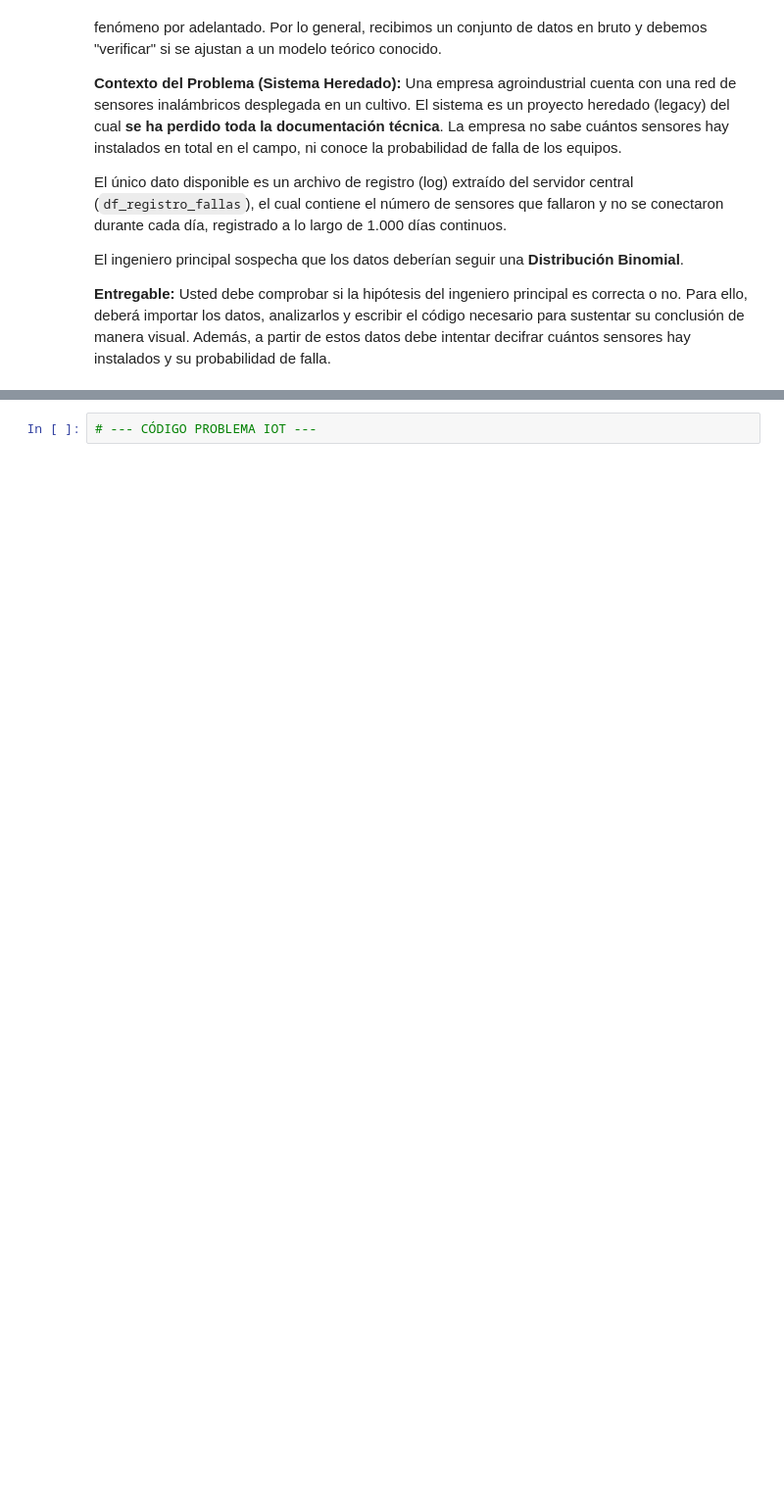
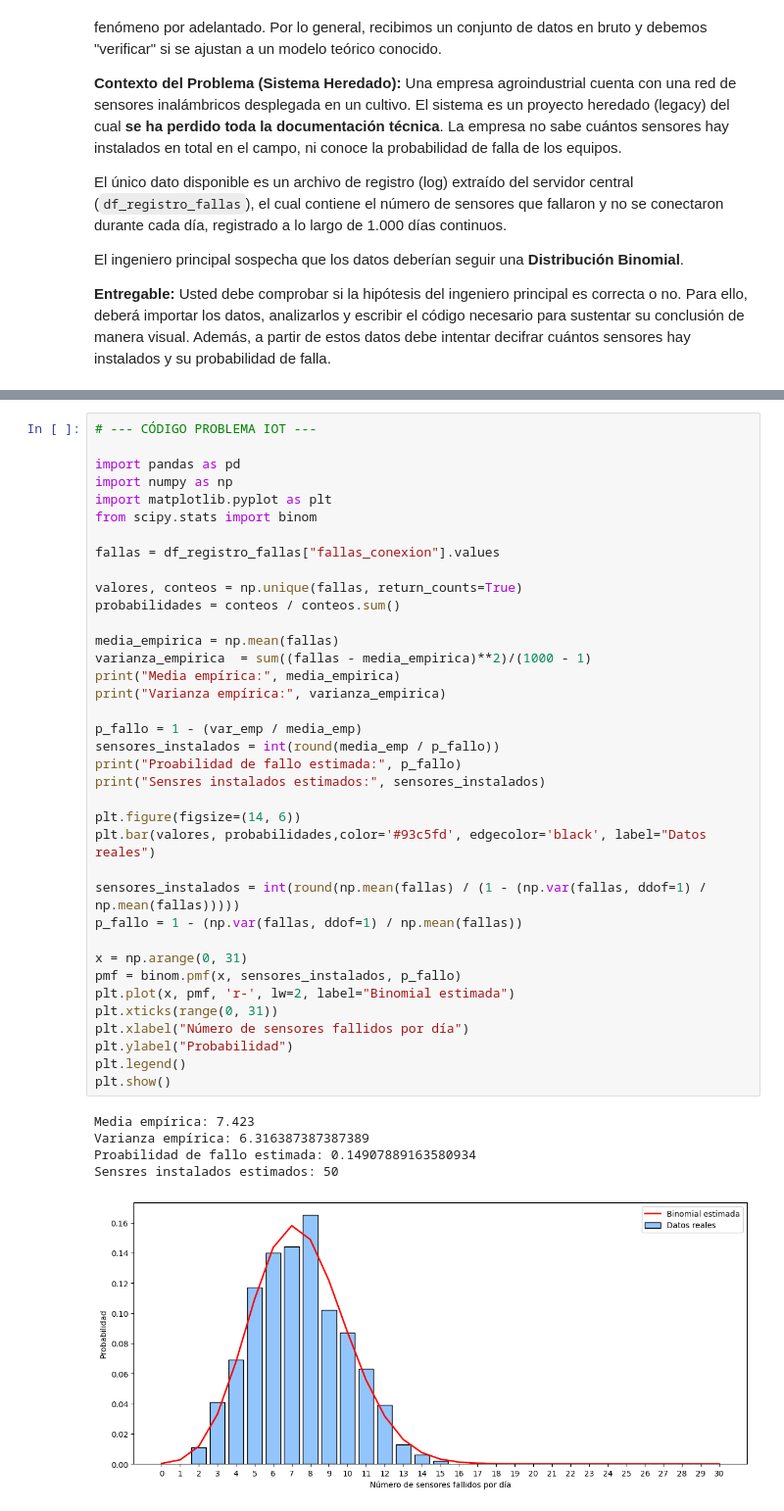
Before and after one commit to Samu24042/CienciaDeDatos, a Jupyter notebook: icd_taller2_variables_aleatorias.ipynb, the cells around one changed output, grey strips where cells are left out. Shown at 98% size. Drawn from its saved outputs; the diff is of its cells as text; blank space fills up the shorter version.

```diff
--- a/icd_taller2_variables_aleatorias.ipynb
+++ b/icd_taller2_variables_aleatorias.ipynb
@@ -428,2 +481,43 @@ display(df_registro_fallas)
-# %%
-# --- CÓDIGO PROBLEMA IOT ---
+# %%
+# --- CÓDIGO PROBLEMA IOT ---
+
+import pandas as pd
+import numpy as np
+import matplotlib.pyplot as plt
+from scipy.stats import binom
+
+fallas = df_registro_fallas["fallas_conexion"].values
+
+valores, conteos = np.unique(fallas, return_counts=True)
+probabilidades = conteos / conteos.sum()
+
+media_empirica = np.mean(fallas)
+varianza_empirica  = sum((fallas - media_empirica)**2)/(1000 - 1)
+print("Media empírica:", media_empirica)
+print("Varianza empírica:", varianza_empirica)
+
+p_fallo = 1 - (var_emp / media_emp)
+sensores_instalados = int(round(media_emp / p_fallo))
+print("Proabilidad de fallo estimada:", p_fallo)
+print("Sensres instalados estimados:", sensores_instalados)
+
+plt.figure(figsize=(14, 6))
+plt.bar(valores, probabilidades,color='#93c5fd', edgecolor='black', label="Datos reales")
+
+sensores_instalados = int(round(np.mean(fallas) / (1 - (np.var(fallas, ddof=1) / np.mean(fallas)))))
+p_fallo = 1 - (np.var(fallas, ddof=1) / np.mean(fallas))
+
+x = np.arange(0, 31)
+pmf = binom.pmf(x, sensores_instalados, p_fallo)
+plt.plot(x, pmf, 'r-', lw=2, label="Binomial estimada")
+plt.xticks(range(0, 31))
+plt.xlabel("Número de sensores fallidos por día")
+plt.ylabel("Probabilidad")
+plt.legend()
+plt.show()
+# %% [output]
+Media empírica: 7.423
+Varianza empírica: 6.316387387387389
+Proabilidad de fallo estimada: 0.14907889163580934
+Sensres instalados estimados: 50
+[figure, added]
```
Also changed, not shown: parts of 5 cells of this notebook.
